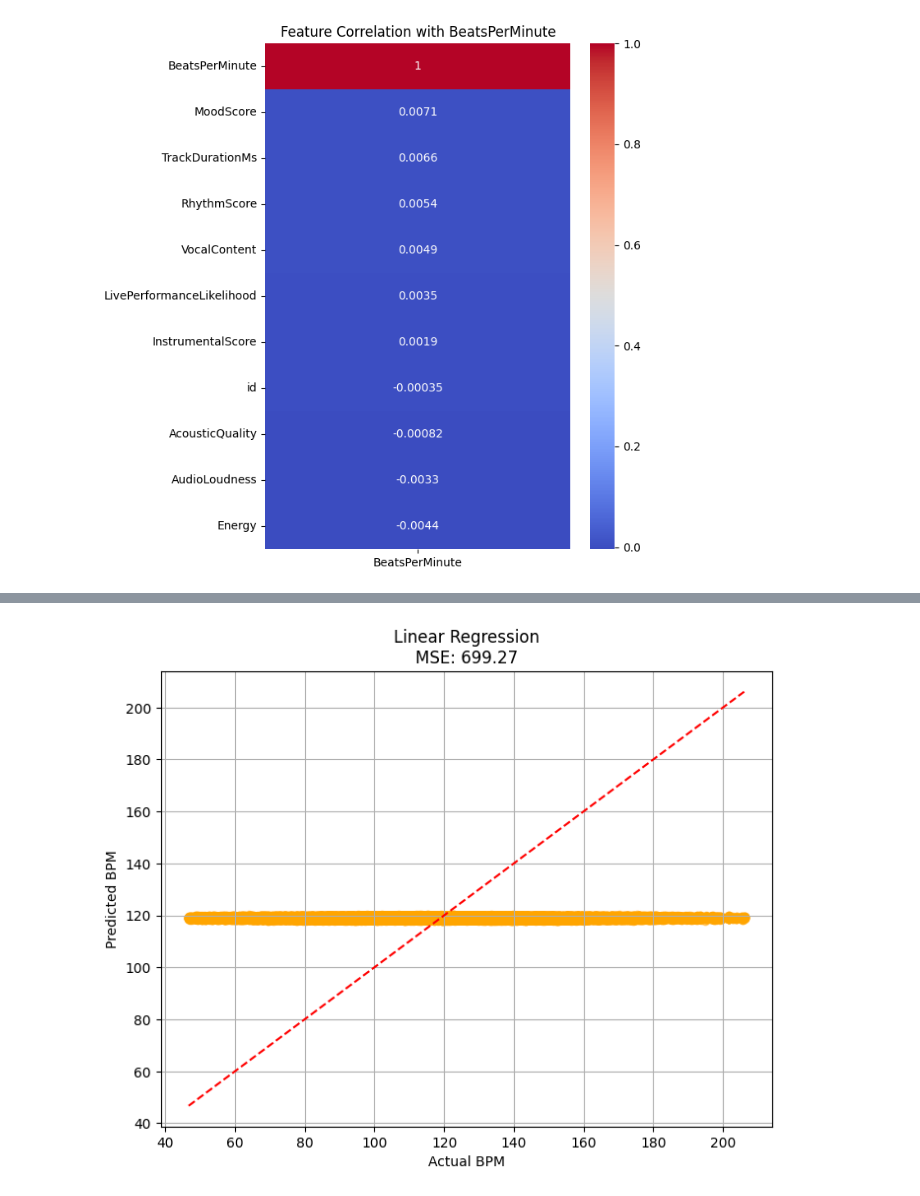
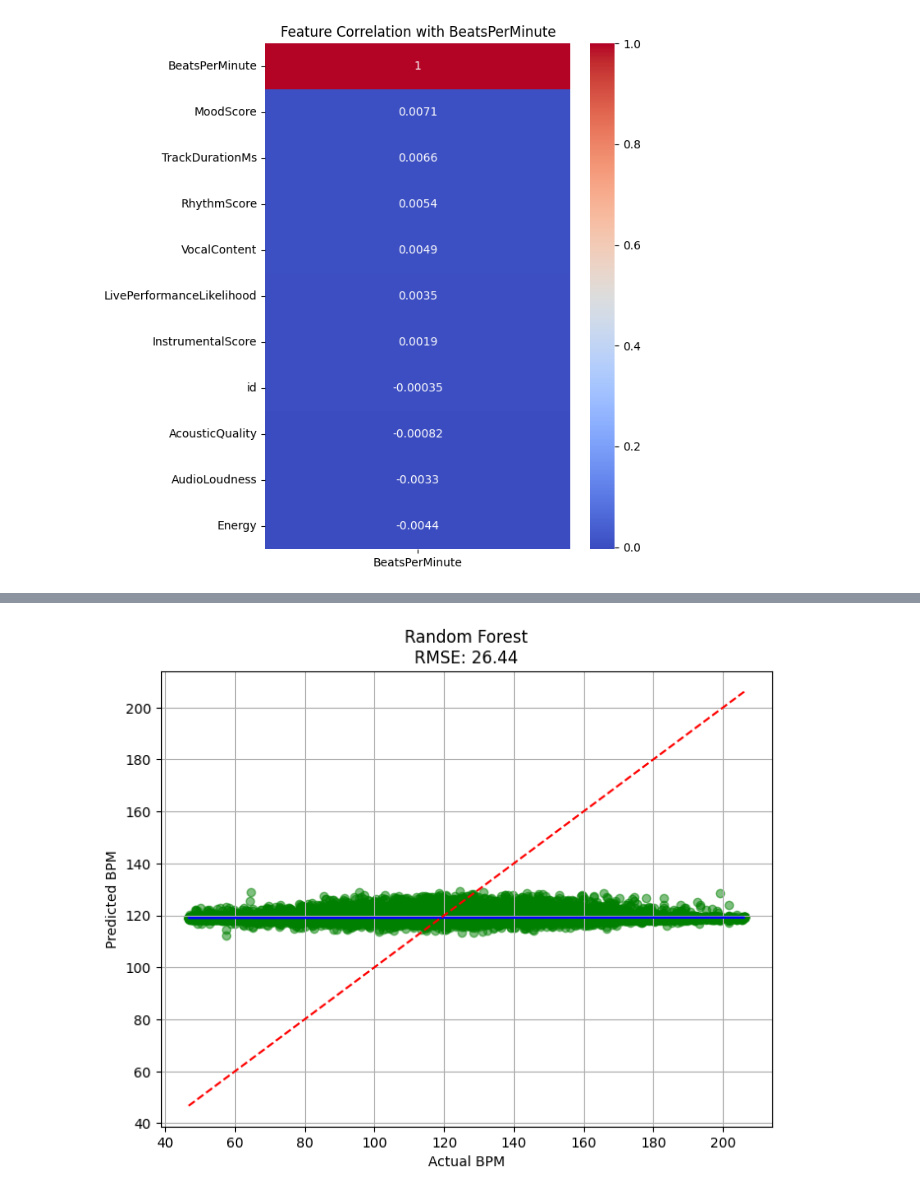
Before and after one commit to cassreinhardt/CS1050, a Jupyter notebook: machine-learning-project-cass.ipynb, the cells around one changed output, grey strips where cells are left out. Drawn from its saved outputs; the diff is of its cells as text; code cells hidden in the pictures.

```diff
--- a/machine-learning-project-cass.ipynb
+++ b/machine-learning-project-cass.ipynb
@@ -100,7 +62,7 @@ Name: TrackDurationMs, dtype: float64
 # %%
 # Feature engineering: Convert TrackDurationMs from milliseconds to seconds
-if 'TrackDurationMs' in X_filtered.columns:
-    X_filtered['TrackDurationMs'] = X_filtered['TrackDurationMs'] / 1000.0
+if 'TrackDurationMs' in X_raw.columns:
+    X_raw['TrackDurationMs'] = X_raw['TrackDurationMs'] / 1000.0
 # %%
 import seaborn as sns
 import matplotlib.pyplot as plt
@@ -117,7 +79,7 @@ plt.show()
 # %% [output]
 [figure]
 # %%
-# Train/validation split
+# Train/Test split
 X_train, X_val, y_train, y_val = train_test_split(
-    X_filtered, y, test_size=0.2, random_state=42
+    X_raw, y, test_size=0.2, random_state=42
 )
@@ -181,11 +86,10 @@ Name: BeatsPerMinute, Length: 104833, dtype: float64>
 # %%
 # Linear Regression
-lin_reg = make_pipeline(StandardScaler(), LinearRegression())
+lin_reg = make_pipeline(LinearRegression())
 lin_reg.fit(X_train, y_train)
 
 y_pred_lin = lin_reg.predict(X_val)
 mse_lin = mean_squared_error(y_val, y_pred_lin)
 rmse_lin = np.sqrt(mse_lin)
-print("Linear Regression MSE:", mse_lin)
 print("Linear Regression RMSE:", rmse_lin)
 # %% [output]
@@ -203,11 +107,12 @@ Ridge Regression MSE: 699.2652678688843
 # %%
 # Random Forest
 rf = RandomForestRegressor(
-    n_estimators=300, max_depth=20, max_features='sqrt',
+    n_estimators=100, max_depth=10, max_features='sqrt',
     random_state=42, n_jobs=2
 )
 rf.fit(X_train, y_train)
 y_pred_rf = rf.predict(X_val)
 mse_rf = mean_squared_error(y_val, y_pred_rf)
-print("Random Forest MSE:", mse_rf)
+rmse_rf = np.sqrt(mse_rf)
+print("Random Forest RMSE:", rmse_rf)
 # %% [output]
@@ -233,12 +166,15 @@ Baseline MSE: 699.3569121942867
 # %%
-# Linear Regression Plot with MSE and RMSE
+# Random Forest Plot
 plt.figure(figsize=(8,6))
-plt.scatter(y_val, y_pred_lin, alpha=0.5, color='orange')
+plt.scatter(y_val, y_pred_rf, alpha=0.5, color='green')
+fit_rf = LinearRegression().fit(y_val.values.reshape(-1,1), y_pred_rf)
+y_line = fit_rf.predict(y_val.values.reshape(-1,1))
+plt.plot(y_val, y_line, 'b-', label="Best Fit Line")
 plt.plot([y_val.min(), y_val.max()], [y_val.min(), y_val.max()], 'r--')
 plt.xlabel("Actual BPM")
 plt.ylabel("Predicted BPM")
-plt.title(f"Linear Regression\nMSE: {mse_lin:.2f}")
+plt.title(f"Random Forest\nRMSE: {rmse_rf:.2f}")
 plt.grid(True)
 plt.show()
 # %% [output]
-[figure, old version]
+[figure, new version]
```
Also changed, not shown: parts of 23 cells of this notebook.
